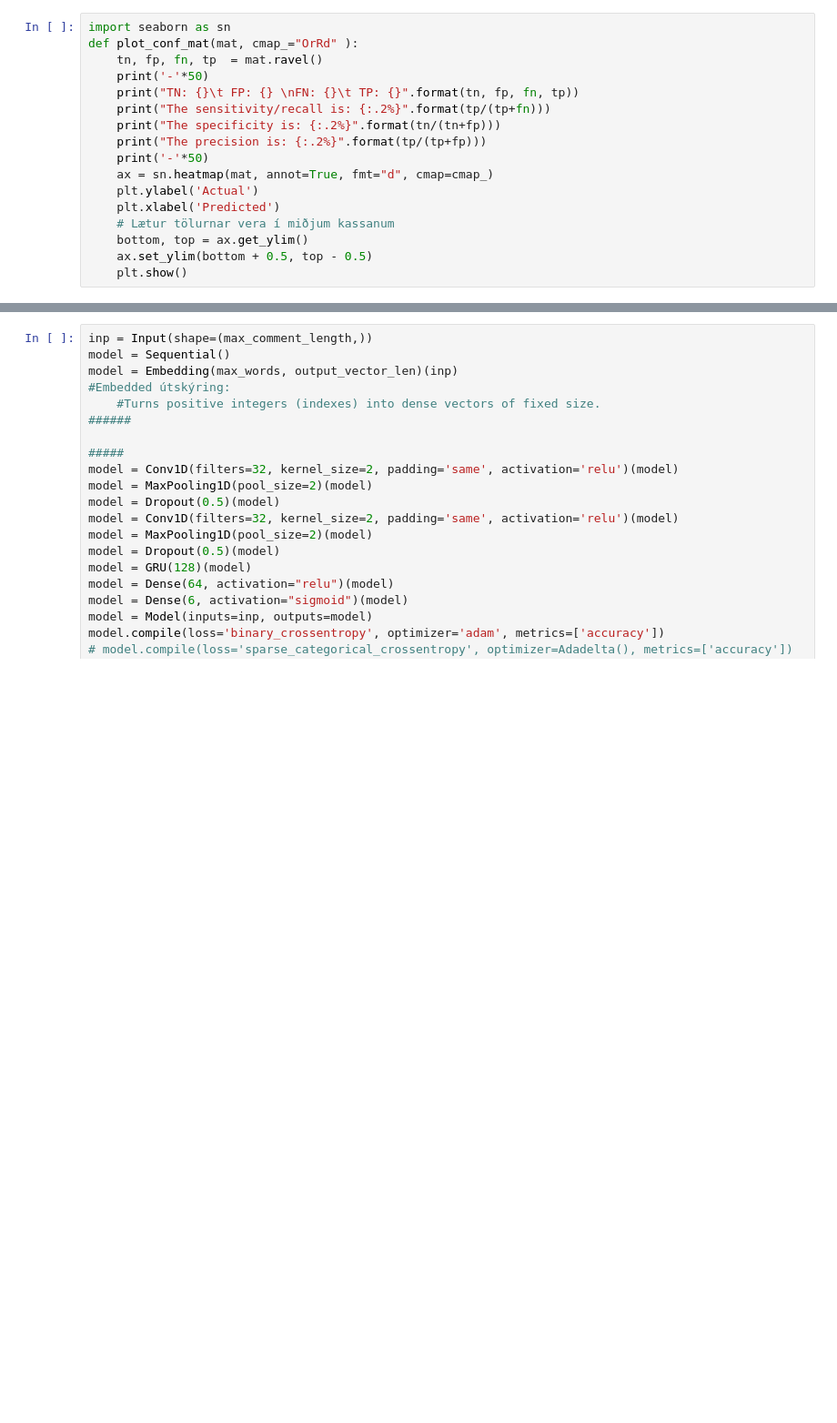
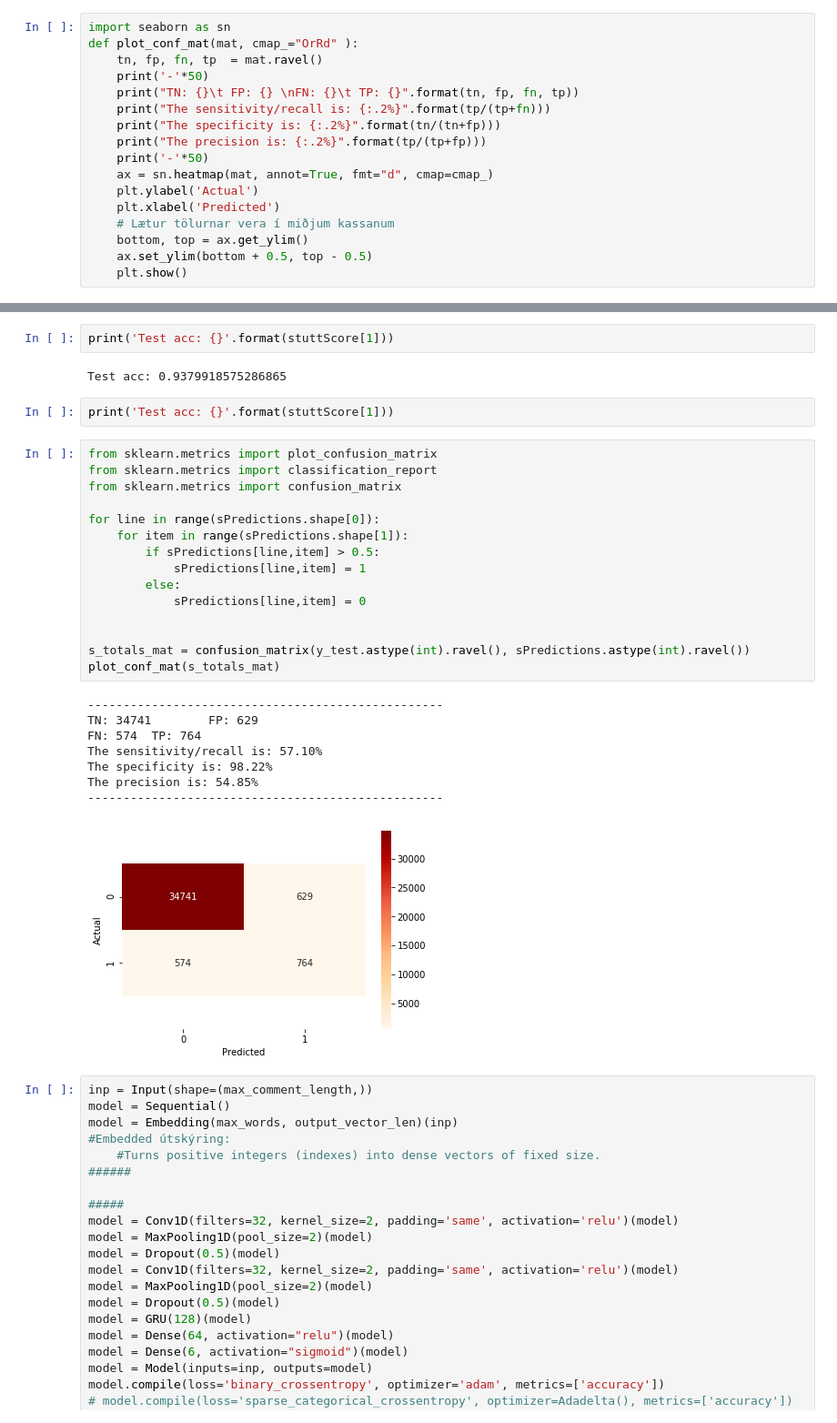
Before and after one commit to peturjokull/Gervigreind-Lokaverkefni, a Jupyter notebook: petur.ipynb, the cells around one changed output, grey strips where cells are left out. Shown: that part at 91% size. Saved outputs shown, nothing was run; the diff lists cells and outputs as text; blank space fills up the shorter version.

```diff
--- a/petur.ipynb
+++ b/petur.ipynb
@@ -445,3 +469,33 @@ The precision is: 7.10%
+# %%
+print('Test acc: {}'.format(stuttScore[1]))
+# %% [output]
+Test acc: 0.9379918575286865
+# %%
+print('Test acc: {}'.format(stuttScore[1]))
+# %%
+from sklearn.metrics import plot_confusion_matrix
+from sklearn.metrics import classification_report
+from sklearn.metrics import confusion_matrix
+
+for line in range(sPredictions.shape[0]):
+    for item in range(sPredictions.shape[1]):
+        if sPredictions[line,item] > 0.5:
+            sPredictions[line,item] = 1
+        else:
+            sPredictions[line,item] = 0
+
+
+s_totals_mat = confusion_matrix(y_test.astype(int).ravel(), sPredictions.astype(int).ravel())
+plot_conf_mat(s_totals_mat)
+# %% [output]
+--------------------------------------------------
+TN: 34741        FP: 629
+FN: 574  TP: 764
+The sensitivity/recall is: 57.10%
+The specificity is: 98.22%
+The precision is: 54.85%
+--------------------------------------------------
+[figure, added]
 # %%
 inp = Input(shape=(max_comment_length,))
 model = Sequential()
```
Also changed, not shown: parts of 13 cells of this notebook.
